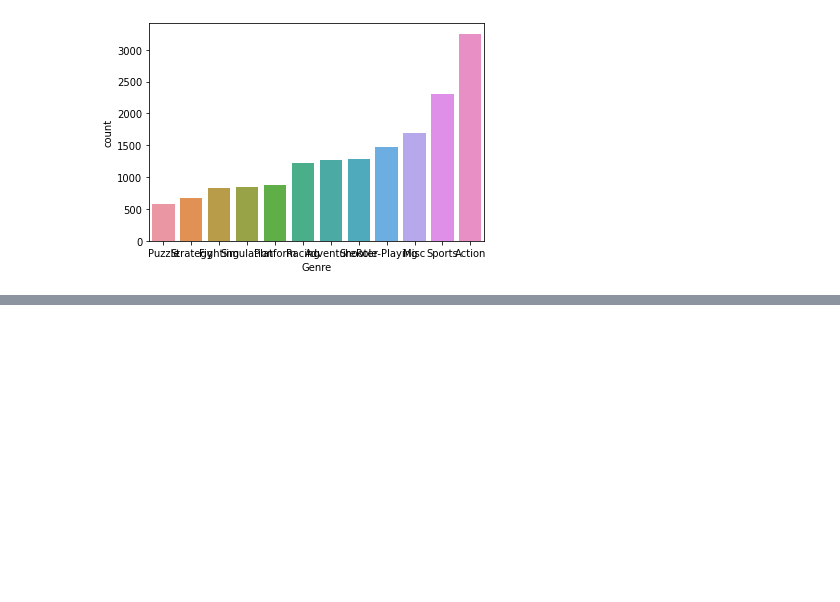
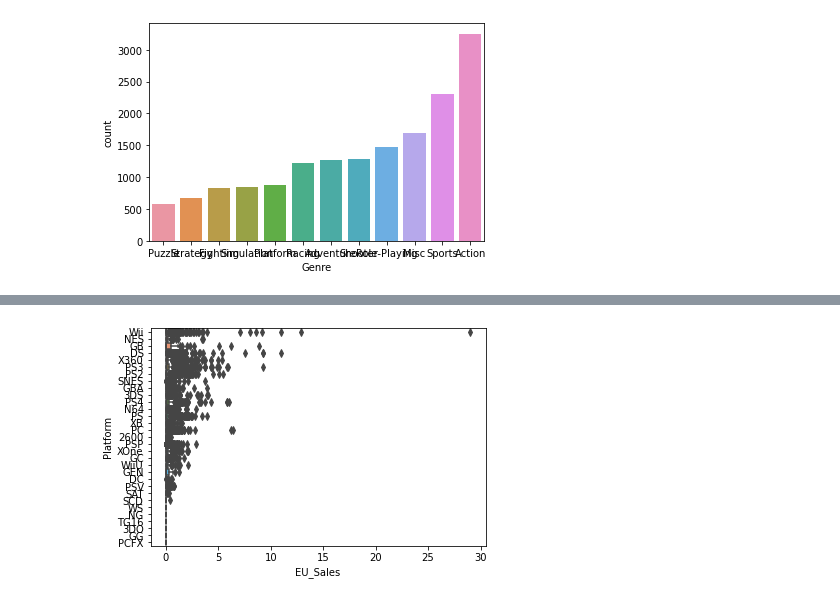
Before and after one commit to ChrisGarciaDS/VideoGame-Sales-Analysis, a Jupyter notebook: VG_analysis.ipynb, the cells around one changed output, grey strips where cells are left out. Drawn from its saved outputs; the diff is of its cells as text; code cells hidden in the pictures; blank space fills up the shorter version.

```diff
--- a/VG_analysis.ipynb
+++ b/VG_analysis.ipynb
@@ -238,0 +290,5 @@ plt.show()
+# %%
+sns.boxplot(x=vg_sales['EU_Sales'], y=vg_sales['Platform'])
+plt.show()
+# %% [output]
+[figure, added]
```
Also changed, not shown: parts of 21 cells of this notebook.
